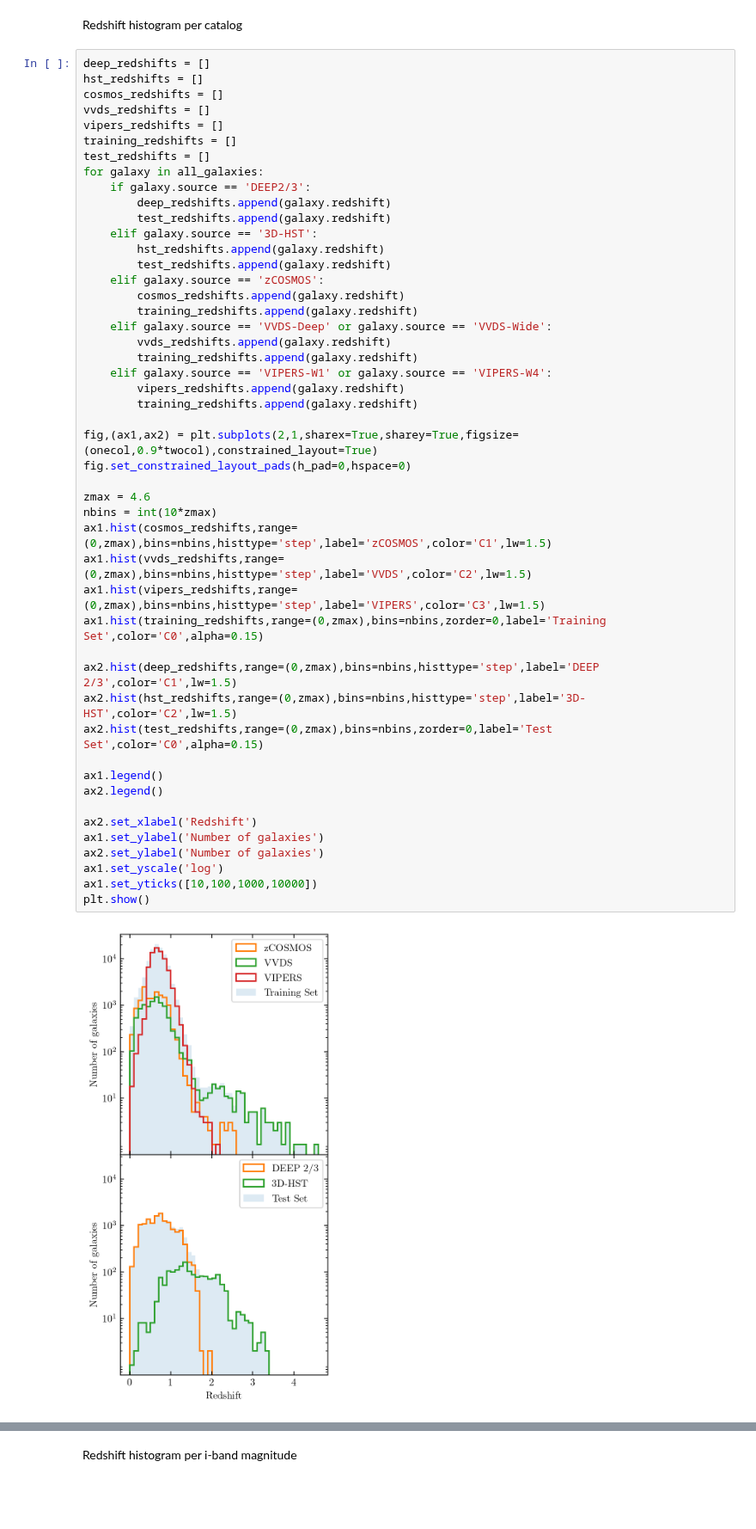
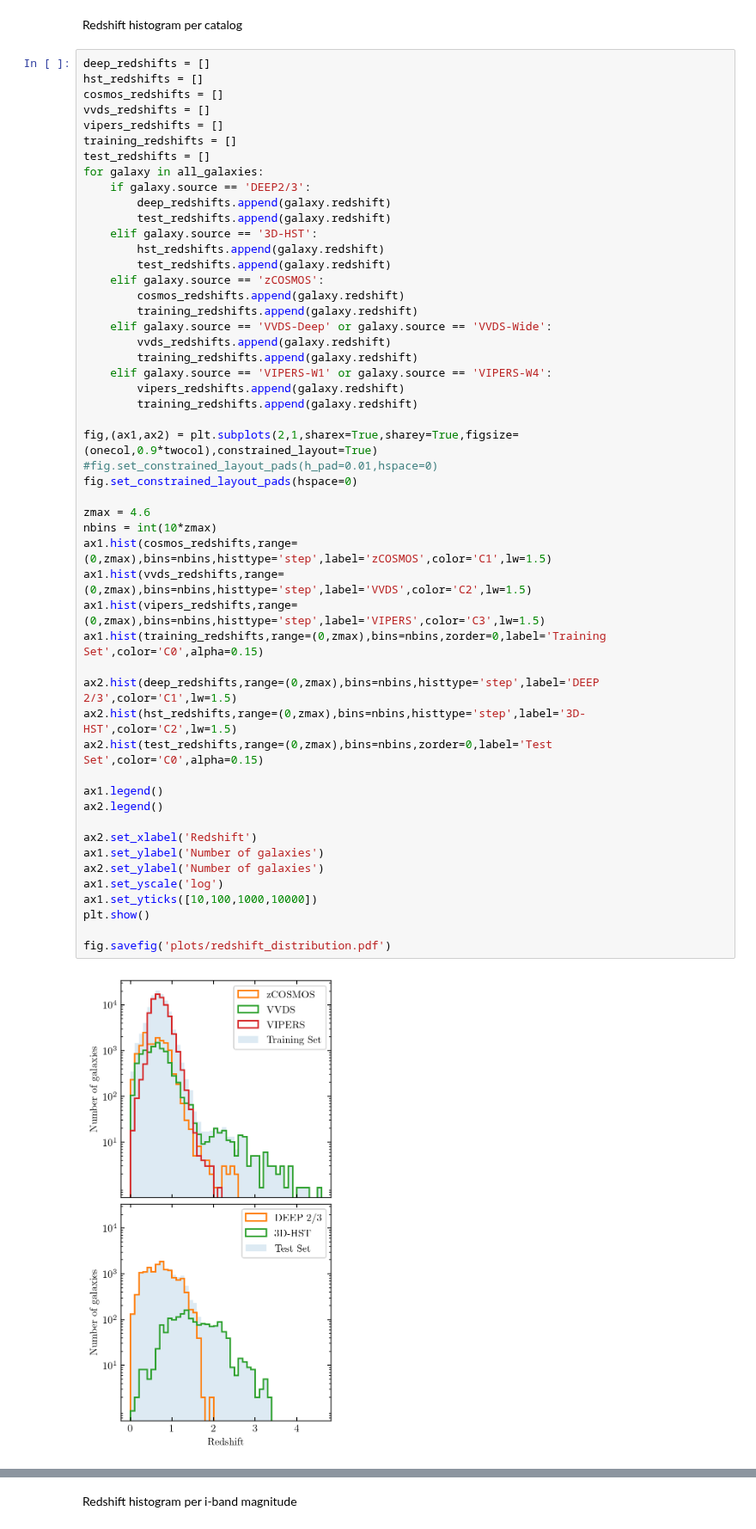
Before and after one commit to dirac-institute/photoz_template_learning, a Jupyter notebook: catalog.ipynb, the cells around one changed output, grey strips where cells are left out. Shown at 86% size. Cells and saved outputs as stored; diff of their text form; blank space fills up the shorter version.

Commit message:
Changed pads on redshift histogram to not cut off top frame.

```diff
--- a/catalog.ipynb
+++ b/catalog.ipynb
@@ -702,32 +702,35 @@ for galaxy in all_galaxies:
     elif galaxy.source == 'VVDS-Deep' or galaxy.source == 'VVDS-Wide':
         vvds_redshifts.append(galaxy.redshift)
         training_redshifts.append(galaxy.redshift)
     elif galaxy.source == 'VIPERS-W1' or galaxy.source == 'VIPERS-W4':
         vipers_redshifts.append(galaxy.redshift)
         training_redshifts.append(galaxy.redshift)
 
 fig,(ax1,ax2) = plt.subplots(2,1,sharex=True,sharey=True,figsize=(onecol,0.9*twocol),constrained_layout=True)
-fig.set_constrained_layout_pads(h_pad=0,hspace=0)
+#fig.set_constrained_layout_pads(h_pad=0.01,hspace=0)
+fig.set_constrained_layout_pads(hspace=0)
 
 zmax = 4.6
 nbins = int(10*zmax)
 ax1.hist(cosmos_redshifts,range=(0,zmax),bins=nbins,histtype='step',label='zCOSMOS',color='C1',lw=1.5)
 ax1.hist(vvds_redshifts,range=(0,zmax),bins=nbins,histtype='step',label='VVDS',color='C2',lw=1.5)
 ax1.hist(vipers_redshifts,range=(0,zmax),bins=nbins,histtype='step',label='VIPERS',color='C3',lw=1.5)
 ax1.hist(training_redshifts,range=(0,zmax),bins=nbins,zorder=0,label='Training Set',color='C0',alpha=0.15)
 
 ax2.hist(deep_redshifts,range=(0,zmax),bins=nbins,histtype='step',label='DEEP 2/3',color='C1',lw=1.5)
 ax2.hist(hst_redshifts,range=(0,zmax),bins=nbins,histtype='step',label='3D-HST',color='C2',lw=1.5)
 ax2.hist(test_redshifts,range=(0,zmax),bins=nbins,zorder=0,label='Test Set',color='C0',alpha=0.15)
 
 ax1.legend()
 ax2.legend()
 
 ax2.set_xlabel('Redshift')
 ax1.set_ylabel('Number of galaxies')
 ax2.set_ylabel('Number of galaxies')
 ax1.set_yscale('log')
 ax1.set_yticks([10,100,1000,10000])
 plt.show()
+
+fig.savefig('plots/redshift_distribution.pdf')
 # %% [output]
-[figure, old version]
+[figure, new version]
```
Also changed, not shown: parts of 1 cell of this notebook, 1 other file.
